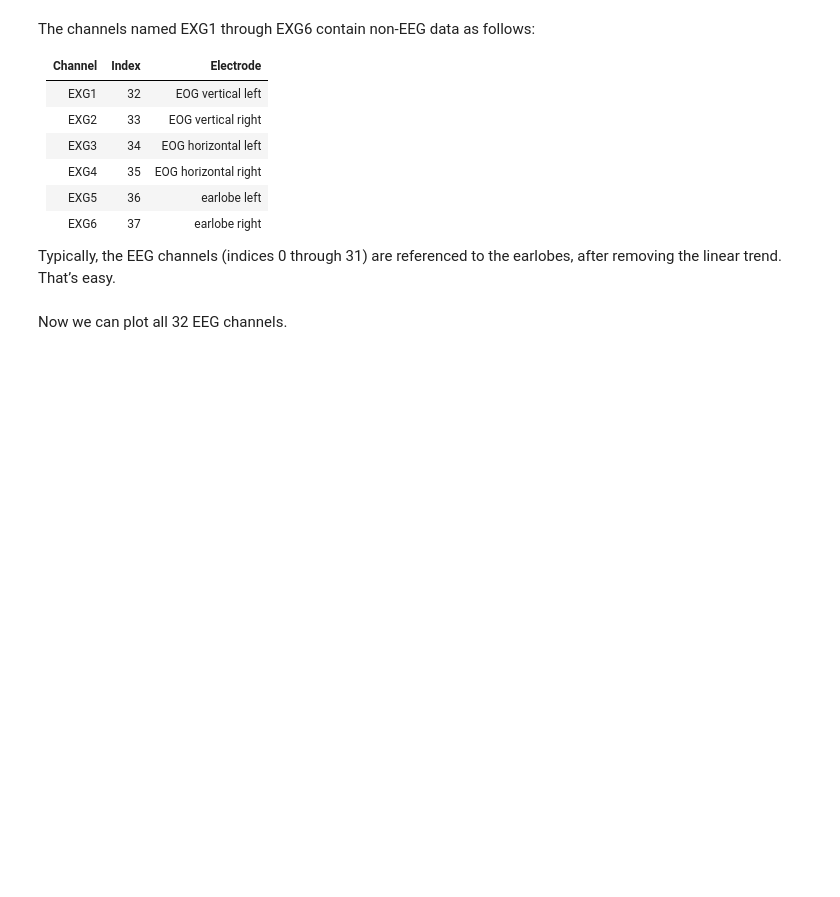
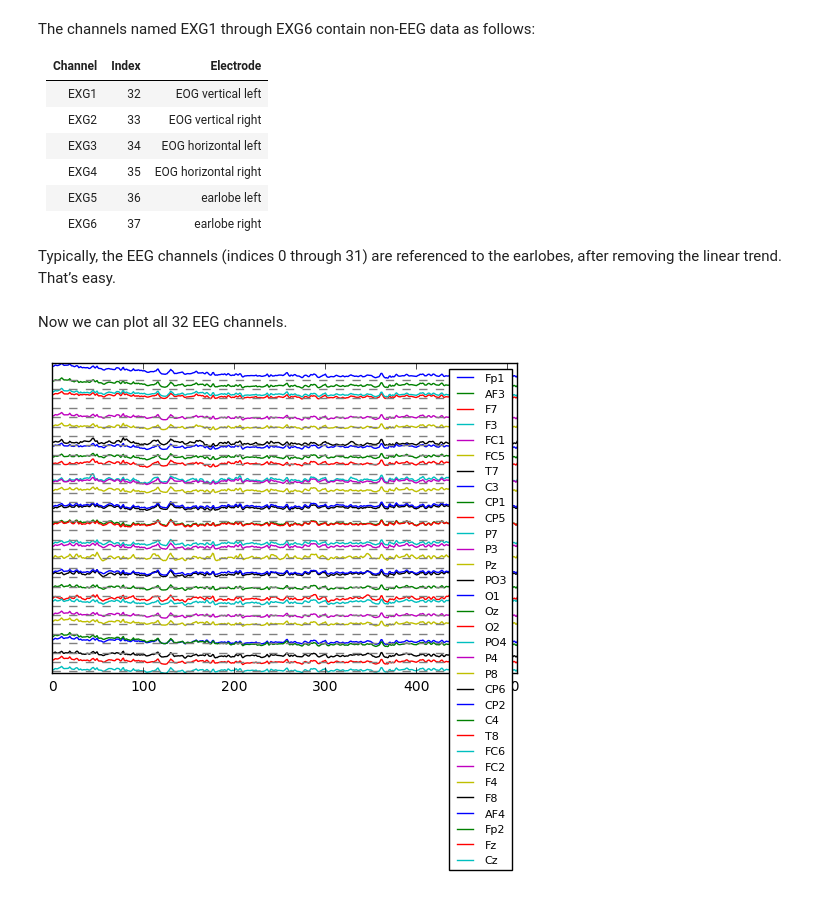
Before and after one commit to brylie/CSU-BCILab-getting-started-with-EEG-data, a Jupyter notebook: Getting Started with EEG Data.ipynb, the cells around one changed output. Cells and saved outputs as stored; diff of their text form; code cells hidden in the pictures; blank space fills up the shorter version.

```diff
--- a/Getting Started with EEG Data.ipynb
+++ b/Getting Started with EEG Data.ipynb
@@ -194,18 +264,20 @@ eegActivetwo = sig.detrend(eegActivetwo,1)
 
 ref = np.mean(eegActivetwo[36:38,:],axis=0).reshape((1,-1))
 
-eeg = eegActivetwo[:32,:] - ref
+eeg2 = eegActivetwo[:32,:] - ref
 # %% [markdown]
 Now we can plot all 32 EEG channels.
 # %%
 plt.figure();
 
-plt.plot(eeg[:,4000:4512].T + 150*np.arange(31,-1,-1))
+plt.plot(eeg2[:,4000:4512].T + 150*np.arange(31,-1,-1))
 
 plt.plot(np.zeros((512,32)) + 150*np.arange(31,-1,-1),'--',color='gray');
 
 plt.yticks([]);
 
 plt.legend(dataActivetwo[0]['channels'][:32], prop={'size':8});
 
 plt.axis('tight');
+# %% [output]
+[figure, added]
```
Also changed, not shown: parts of 16 cells of this notebook, 1 other file.
